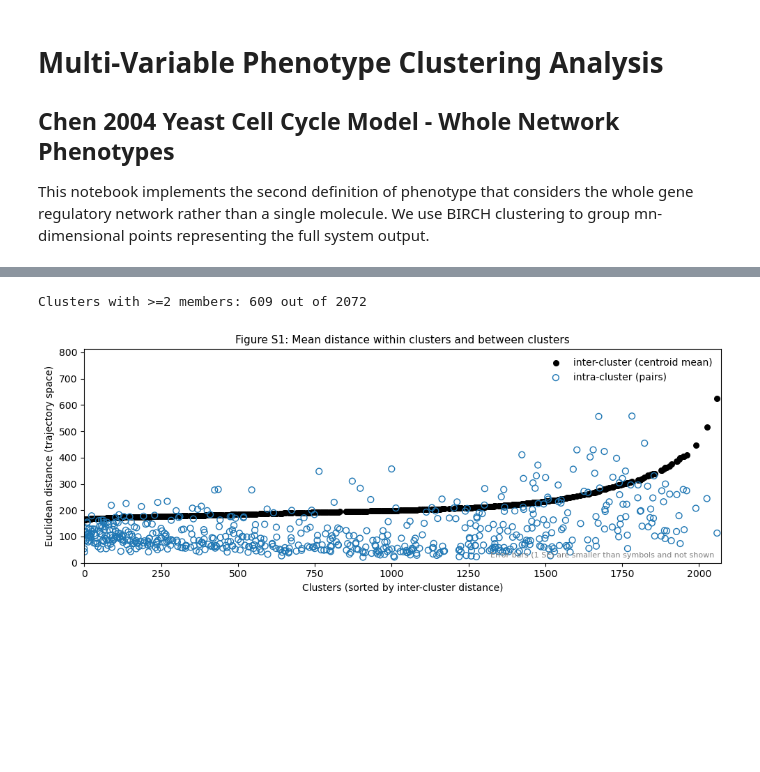
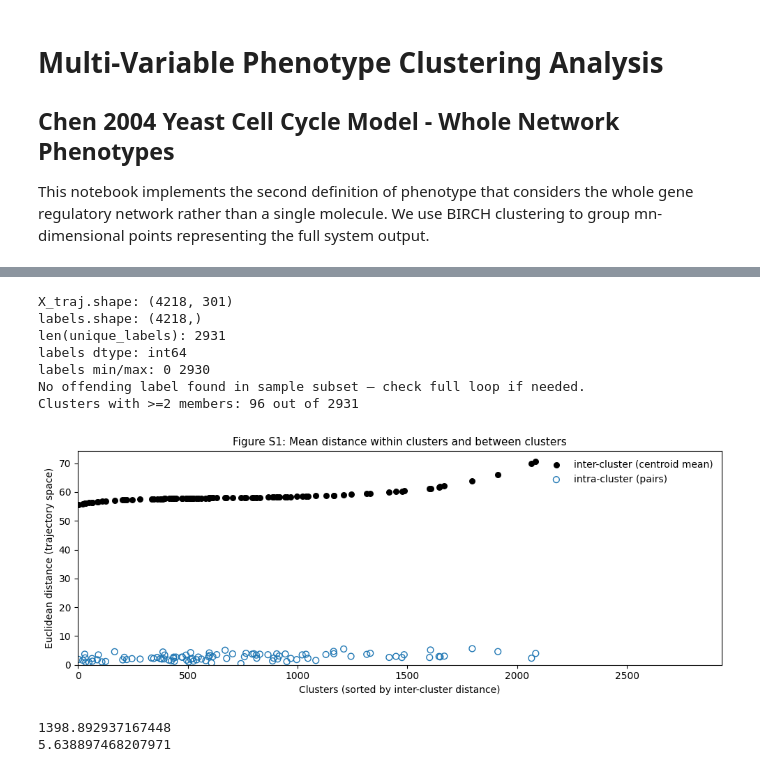
Before and after one commit to GijsBartholomeus/OxfordEvolution, a Jupyter notebook: Yeast/Chen/BIRCH/BIRCH.ipynb, the cells around one changed output, grey strips where cells are left out. Cells and saved outputs as stored; diff of their text form; code cells hidden in the pictures; blank space fills up the shorter version.

```diff
--- a/Yeast/Chen/BIRCH/BIRCH.ipynb
+++ b/Yeast/Chen/BIRCH/BIRCH.ipynb
@@ -1118,25 +926,27 @@ if (Ttest):
 # %%
-chosen_threshold = 30
+chosen_threshold = 0.1*nearest.mean()
 print("Running BIRCH with threshold=", chosen_threshold)
 birch = Birch(n_clusters=None, threshold=chosen_threshold, branching_factor=BRANCHING_FACTOR)
-cluster_labels = birch.fit_predict(X_pca)
+cluster_labels = birch.fit_predict(data_for_nn)
 n_clusters = len(np.unique(cluster_labels))
+print("data_for_nn.shape:", data_for_nn.shape, "X_traj.shape:", X_traj.shape)
+
 print("Result: n_clusters =", n_clusters)
 counts = Counter(cluster_labels)
 print("Largest cluster size:", max(counts.values()), " | singleton clusters:", sum(1 for c in counts.values() if c==1))
 
 # Sample silhouette (if many samples, compute on a random sample)
-if X_pca.shape[0] > N_SILHOUETTE_SAMPLE:
-    idx_sample = np.random.RandomState(RANDOM_STATE).choice(X_pca.shape[0], N_SILHOUETTE_SAMPLE, replace=False)
+if data_for_nn.shape[0] > N_SILHOUETTE_SAMPLE:
+    idx_sample = np.random.RandomState(RANDOM_STATE).choice(data_for_nn.shape[0], N_SILHOUETTE_SAMPLE, replace=False)
 else:
-    idx_sample = np.arange(X_pca.shape[0])
+    idx_sample = np.arange(data_for_nn.shape[0])
 
-s = silhouette_score(X_pca[idx_sample], cluster_labels[idx_sample])
+s = silhouette_score(data_for_nn[idx_sample], cluster_labels[idx_sample])
 print("Sample silhouette score:", s)
 
 # Visualize with 2D PCA projection (for intuition)
 from sklearn.decomposition import PCA as PCAsmall
-proj2 = PCAsmall(n_components=2, random_state=RANDOM_STATE).fit_transform(X_pca)
+proj2 = PCAsmall(n_components=2, random_state=RANDOM_STATE).fit_transform(data_for_nn)
 plt.figure(figsize=(6,5))
 sc = plt.scatter(proj2[:,0], proj2[:,1], c=cluster_labels, s=8, cmap='tab20', linewidths=0, alpha=0.8)
 plt.title(f"BIRCH clusters (threshold={chosen_threshold:.4g}, k={n_clusters}) on 2D PCA")
@@ -1281,6 +1089,21 @@ def sample_intra_pairwise_mean(X, idx, max_pairs=K_MAX_PAIRS, rng=RNG):
 
 # ---------- Compute cluster centroids ----------
 label_to_idx = {lab: np.where(labels == lab)[0] for lab in unique_labels}
+print("X_traj.shape:", X_traj.shape)
+print("labels.shape:", np.shape(labels))
+print("len(unique_labels):", len(unique_labels))
+print("labels dtype:", labels.dtype)
+print("labels min/max:", np.min(labels), np.max(labels))
+
+# find offending label(s) whose index positions exceed X_traj rows
+for lab in unique_labels[:50]:      # sample first 50 labels
+    idx = np.where(labels == lab)[0]
+    if idx.size > 0 and idx.max() >= X_traj.shape[0]:
+        print("BAD LABEL", lab, "-> idx.max()", idx.max())
+        break
+else:
+    print("No offending label found in sample subset — check full loop if needed.")
+
 
 centroids = []
 for lab in unique_labels:
@@ -1347,41 +1170,46 @@ intra_se_sorted = intra_se[order]
 cluster_sizes = np.array([len(label_to_idx[lab]) for lab in unique_labels])[order]
 
 # optionally restrict to clusters with >=2 members for plotting points
 valid_idx_for_plot = np.where(~np.isnan(intra_sorted))[0]
 
 # ---------- Plot (Figure S1 style) ----------
 plt.figure(figsize=(10,4))
 x = np.arange(len(unique_labels))  # horizontal positions for clusters
 
 # plot inter-cluster closed circles
 plt.scatter(x[valid_idx_for_plot], inter_sorted[valid_idx_for_plot],
             marker='o', facecolors='black', edgecolors='black', s=30, label='inter-cluster (centroid mean)')
 
 # plot intra-cluster open circles
 plt.scatter(x[valid_idx_for_plot], intra_sorted[valid_idx_for_plot],
             marker='o', facecolors='none', edgecolors='tab:blue', s=40, label='intra-cluster (pairs)')
 
 # styling & labels
 plt.xlabel("Clusters (sorted by inter-cluster distance)", fontsize=10)
 plt.ylabel("Euclidean distance (trajectory space)", fontsize=10)
 plt.title("Figure S1: Mean distance within clusters and between clusters", fontsize=11)
 plt.xlim(-1, len(unique_labels))
-plt.ylim(0, max(np.nanmax(inter_sorted), np.nanmax(intra_sorted)) * 1.05)
+plt.ylim(0, max(np.nanmax(inter_sorted[valid_idx_for_plot]), np.nanmax(intra_sorted[valid_idx_for_plot])) * 1.05)
 plt.legend(frameon=False)
 plt.tight_layout()
 
-# optional: annotate that error bars (SE) are smaller than symbols and not shown
-plt.annotate("Error bars (1 SE) are smaller than symbols and not shown",
-             xy=(0.99, 0.02), xycoords='axes fraction',
-             ha='right', va='bottom', fontsize=8, color='gray')
-
 plt.show()
+print(np.nanmax(inter_sorted))
+print(np.nanmax(intra_sorted))
 
 # ---------- (Optional) Save figure ----------
 # plt.savefig("Figure_S1_mean_distances.png", dpi=300, bbox_inches='tight')
 # %% [output]
-Clusters with >=2 members: 609 out of 2072
+X_traj.shape: (4218, 301)
+labels.shape: (4218,)
+len(unique_labels): 2931
+labels dtype: int64
+labels min/max: 0 2930
+No offending label found in sample subset — check full loop if needed.
+Clusters with >=2 members: 96 out of 2931
-[figure, old version]
+[figure, new version]
+1398.892937167448
+5.638897468207971
 # %%
 # === VISUALIZATION OF PHENOTYPES ===
 # --- Parameters ---
```
Also changed, not shown: parts of 12 cells of this notebook, 6 other files.
